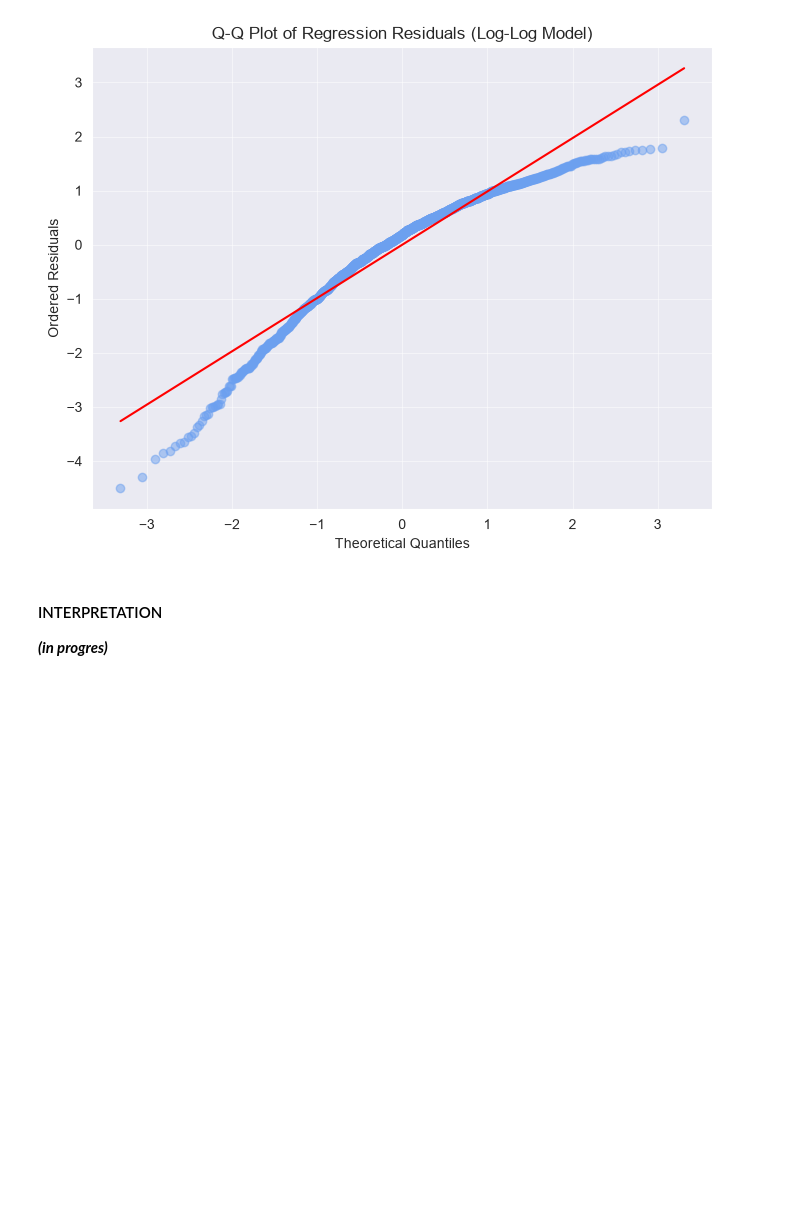
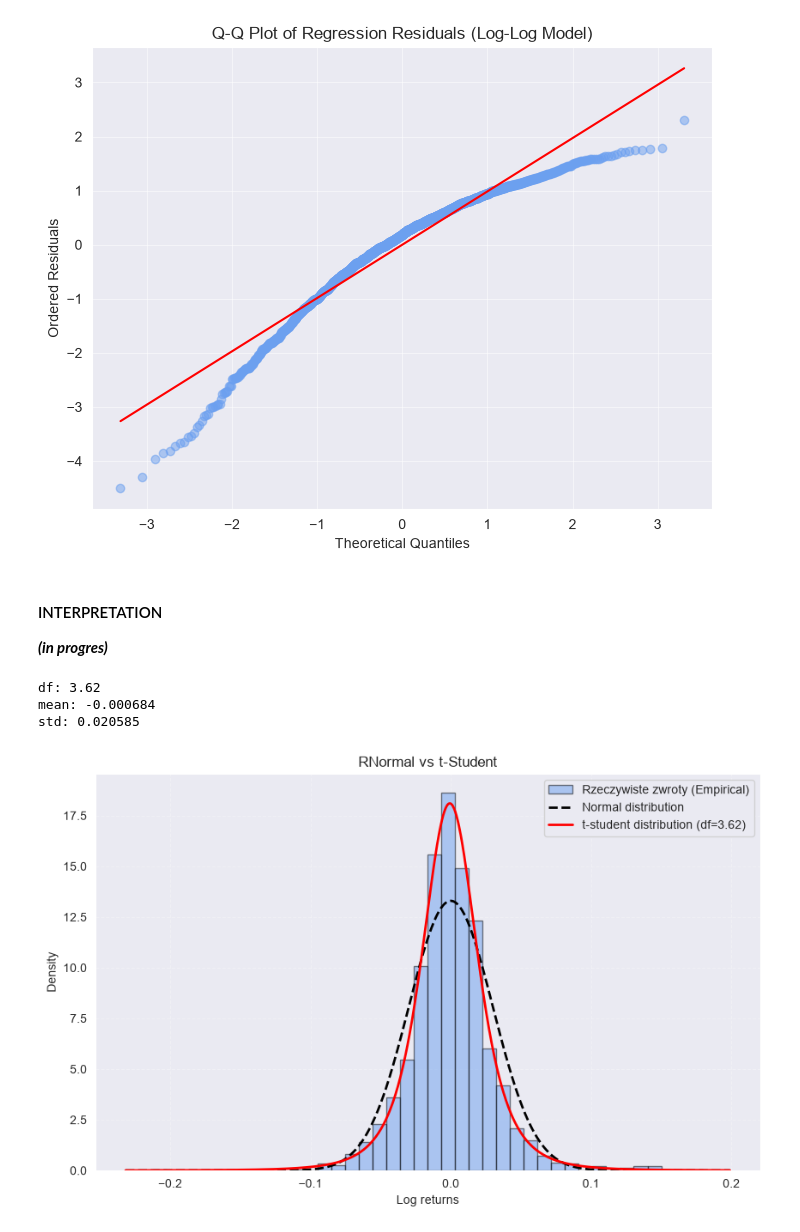
Before and after one commit to studzinskimilosz/mathematical-and-statistical-analysis, a Jupyter notebook: notebook/notebook.ipynb, the cells around one changed output. Saved outputs shown, nothing was run; the diff lists cells and outputs as text; code cells hidden in the pictures; blank space fills up the shorter version.

Commit message:
feat: add t-student distribution

```diff
--- a/notebook/notebook.ipynb
+++ b/notebook/notebook.ipynb
@@ -539,3 +551,49 @@ plt.show()
 # %% [markdown]
 #### INTERPRETATION
 ***(in progres)***
+# %%
+mu_norm, std_norm = st.norm.fit(log_returns) #normal distribution fitting
+
+df_t, mu_t, std_t = st.t.fit(log_returns) #t-student fitting
+
+print(f'df: {df_t:.2f}')
+print(f'mean: {mu_t:.6f}')
+print(f'std: {std_t:.6f}')
+
+plt.figure(figsize=(10, 6))
+
+plt.hist(log_returns, bins=40, density=True, alpha=0.5, edgecolor='black', color='#6CA0EF', label='Rzeczywiste zwroty (Empirical)')
+
+x_min, x_max = plt.xlim()
+x = np.linspace(x_min, x_max, 1000)
+
+p_norm = st.norm.pdf(x, mu_norm, std_norm) #normal distribution
+plt.plot(x,
+         p_norm,
+         'k--',
+         linewidth=2,
+         label='Normal distribution',
+)
+
+p_t = st.t.pdf(x, df_t, mu_t, std_t) #t-student distribution
+plt.plot(x,
+         p_t,
+         'r-',
+         linewidth=2,
+         label=f't-student distribution (df={df_t:.2f})'
+)
+
+plt.grid(alpha=0.3,
+         linestyle='--'
+)
+plt.title('RNormal vs t-Student')
+plt.xlabel('Log returns')
+plt.ylabel('Density')
+plt.legend()
+
+plt.show()
+# %% [output]
+df: 3.62
+mean: -0.000684
+std: 0.020585
+[figure, added]
```
Also changed, not shown: parts of 2 cells of this notebook.
